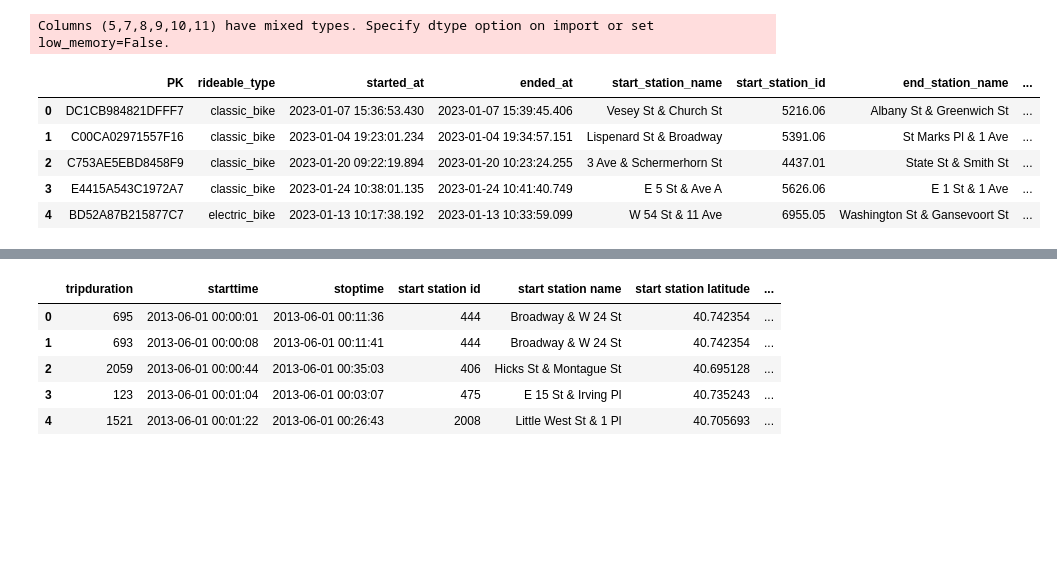
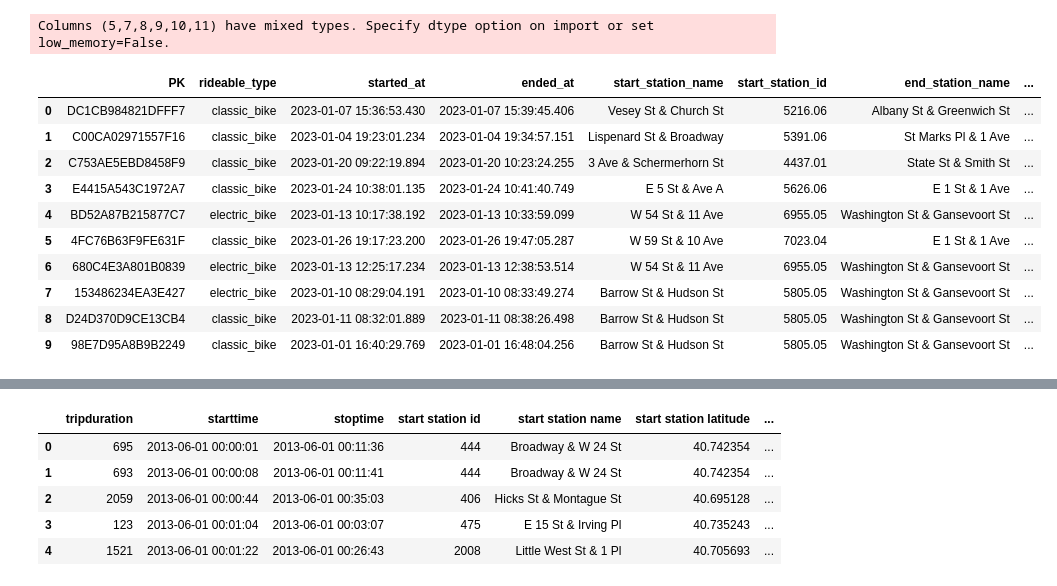
Before and after one commit to joris-de/coding-challenge-AXA, a Jupyter notebook: notebooks/Analysis.ipynb, the cells around one changed output, grey strips where cells are left out. Drawn from its saved outputs; the diff is of its cells as text; code cells hidden in the pictures; blank space fills up the shorter version.

```diff
--- a/notebooks/Analysis.ipynb
+++ b/notebooks/Analysis.ipynb
@@ -205,11 +214,16 @@ test_df_2023 = get_test_data_2023()
 # %% [output]
 Columns (5,7,8,9,10,11) have mixed types. Specify dtype option on import or set low_memory=False.
 # %%
-test_df_2023.head()
+test_df_2023.head(10)
 # %% [output]
 |  | PK | rideable_type | started_at | ended_at | start_station_name | start_station_id | end_station_name | ... |
 | 0 | DC1CB984821DFFF7 | classic_bike | 2023-01-07 15:36:53.430 | 2023-01-07 15:39:45.406 | Vesey St & Church St | 5216.06 | Albany St & Greenwich St | ... |
 | 1 | C00CA02971557F16 | classic_bike | 2023-01-04 19:23:01.234 | 2023-01-04 19:34:57.151 | Lispenard St & Broadway | 5391.06 | St Marks Pl & 1 Ave | ... |
 | 2 | C753AE5EBD8458F9 | classic_bike | 2023-01-20 09:22:19.894 | 2023-01-20 10:23:24.255 | 3 Ave & Schermerhorn St | 4437.01 | State St & Smith St | ... |
 | 3 | E4415A543C1972A7 | classic_bike | 2023-01-24 10:38:01.135 | 2023-01-24 10:41:40.749 | E 5 St & Ave A | 5626.06 | E 1 St & 1 Ave | ... |
 | 4 | BD52A87B215877C7 | electric_bike | 2023-01-13 10:17:38.192 | 2023-01-13 10:33:59.099 | W 54 St & 11 Ave | 6955.05 | Washington St & Gansevoort St | ... |
+| 5 | 4FC76B63F9FE631F | classic_bike | 2023-01-26 19:17:23.200 | 2023-01-26 19:47:05.287 | W 59 St & 10 Ave | 7023.04 | E 1 St & 1 Ave | ... |
+| 6 | 680C4E3A801B0839 | electric_bike | 2023-01-13 12:25:17.234 | 2023-01-13 12:38:53.514 | W 54 St & 11 Ave | 6955.05 | Washington St & Gansevoort St | ... |
+| 7 | 153486234EA3E427 | electric_bike | 2023-01-10 08:29:04.191 | 2023-01-10 08:33:49.274 | Barrow St & Hudson St | 5805.05 | Washington St & Gansevoort St | ... |
+| 8 | D24D370D9CE13CB4 | classic_bike | 2023-01-11 08:32:01.889 | 2023-01-11 08:38:26.498 | Barrow St & Hudson St | 5805.05 | Washington St & Gansevoort St | ... |
+| 9 | 98E7D95A8B9B2249 | classic_bike | 2023-01-01 16:40:29.769 | 2023-01-01 16:48:04.256 | Barrow St & Hudson St | 5805.05 | Washington St & Gansevoort St | ... |
```
Also changed, not shown: parts of 24 cells of this notebook, 1 other file.
